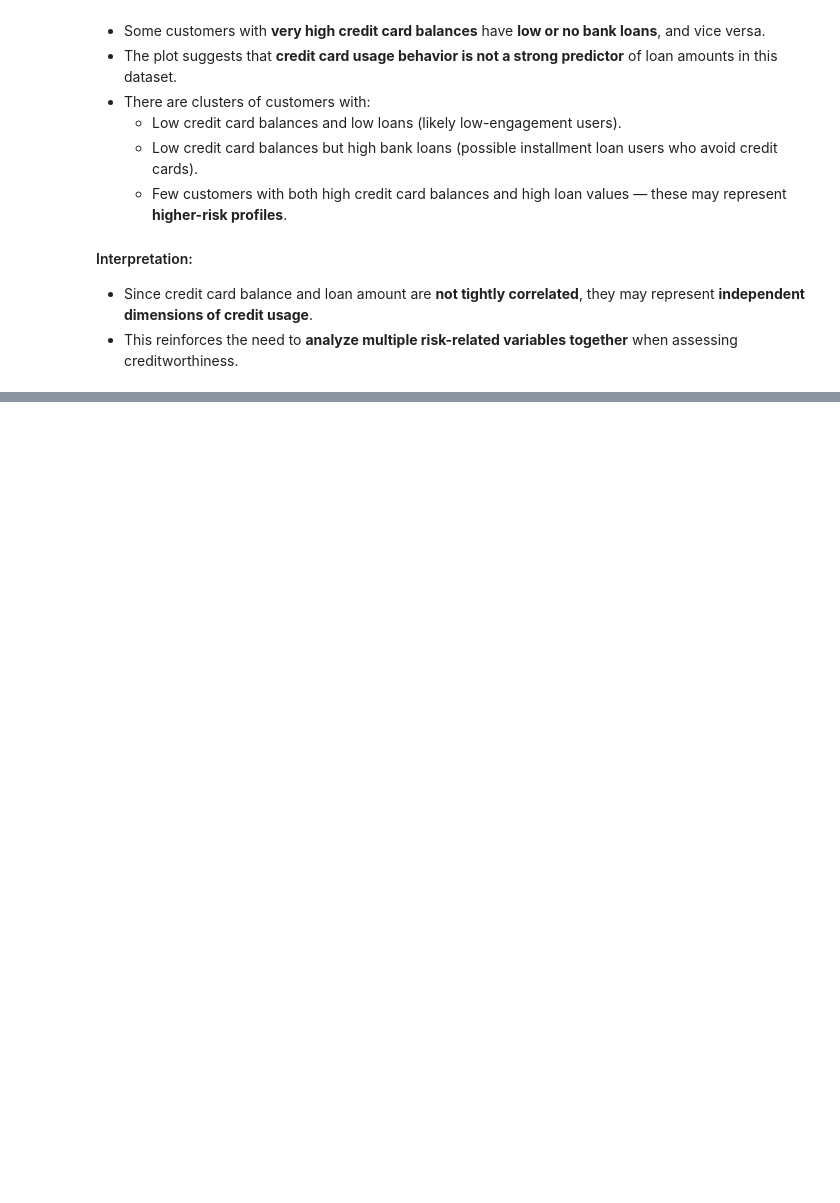
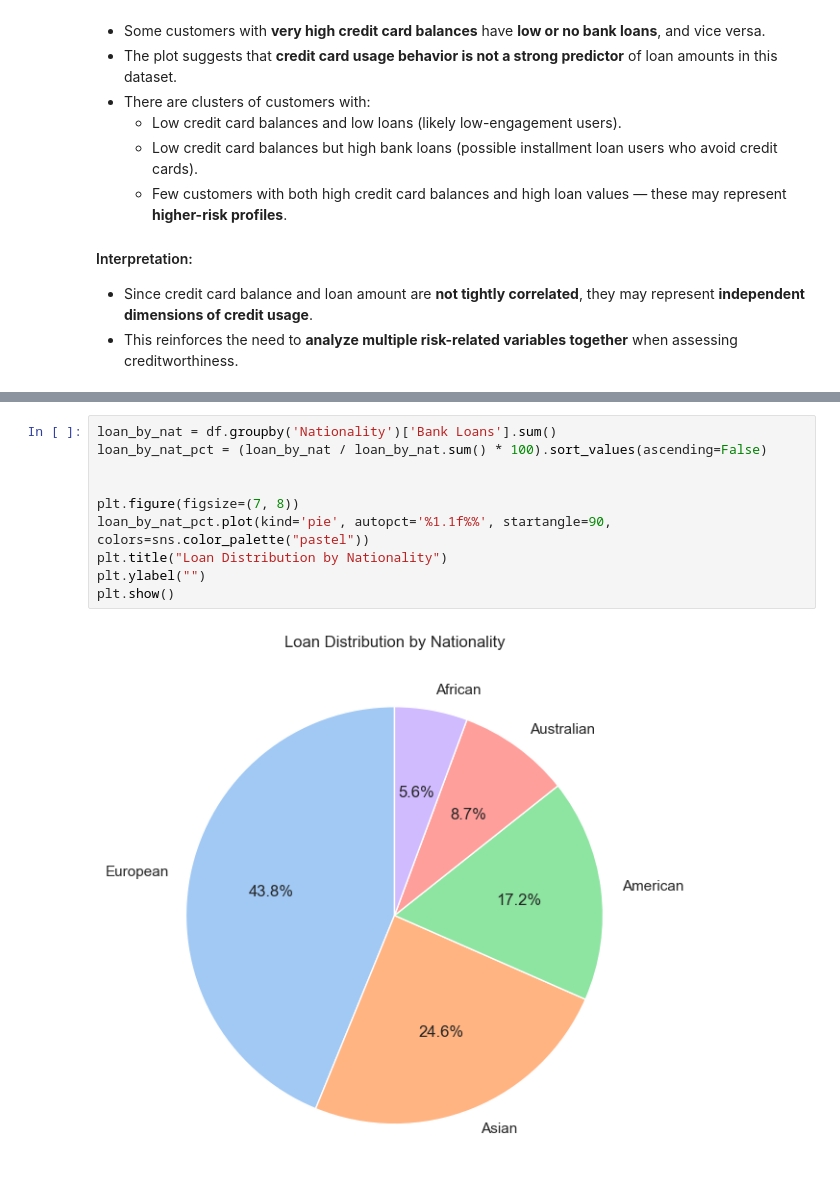
Before and after one commit to Faisal-khann/Comprehensive_Banking_portfolio, a Jupyter notebook: notebook/Banking-risk-analysis.ipynb, the cells around one changed output, grey strips where cells are left out. Saved outputs shown, nothing was run; the diff lists cells and outputs as text; blank space fills up the shorter version.

```diff
--- a/notebook/workbook_1.ipynb
+++ b/notebook/Banking-risk-analysis.ipynb
@@ -849,0 +963,12 @@ This scatter plot explores the relationship between a customer's **credit card b
+# %%
+loan_by_nat = df.groupby('Nationality')['Bank Loans'].sum()
+loan_by_nat_pct = (loan_by_nat / loan_by_nat.sum() * 100).sort_values(ascending=False)
+
+
+plt.figure(figsize=(7, 8))
+loan_by_nat_pct.plot(kind='pie', autopct='%1.1f%%', startangle=90, colors=sns.color_palette("pastel"))
+plt.title("Loan Distribution by Nationality")
+plt.ylabel("")
+plt.show()
+# %% [output]
+[figure, added]
```
Also changed, not shown: parts of 29 cells of this notebook, 2 other files.
